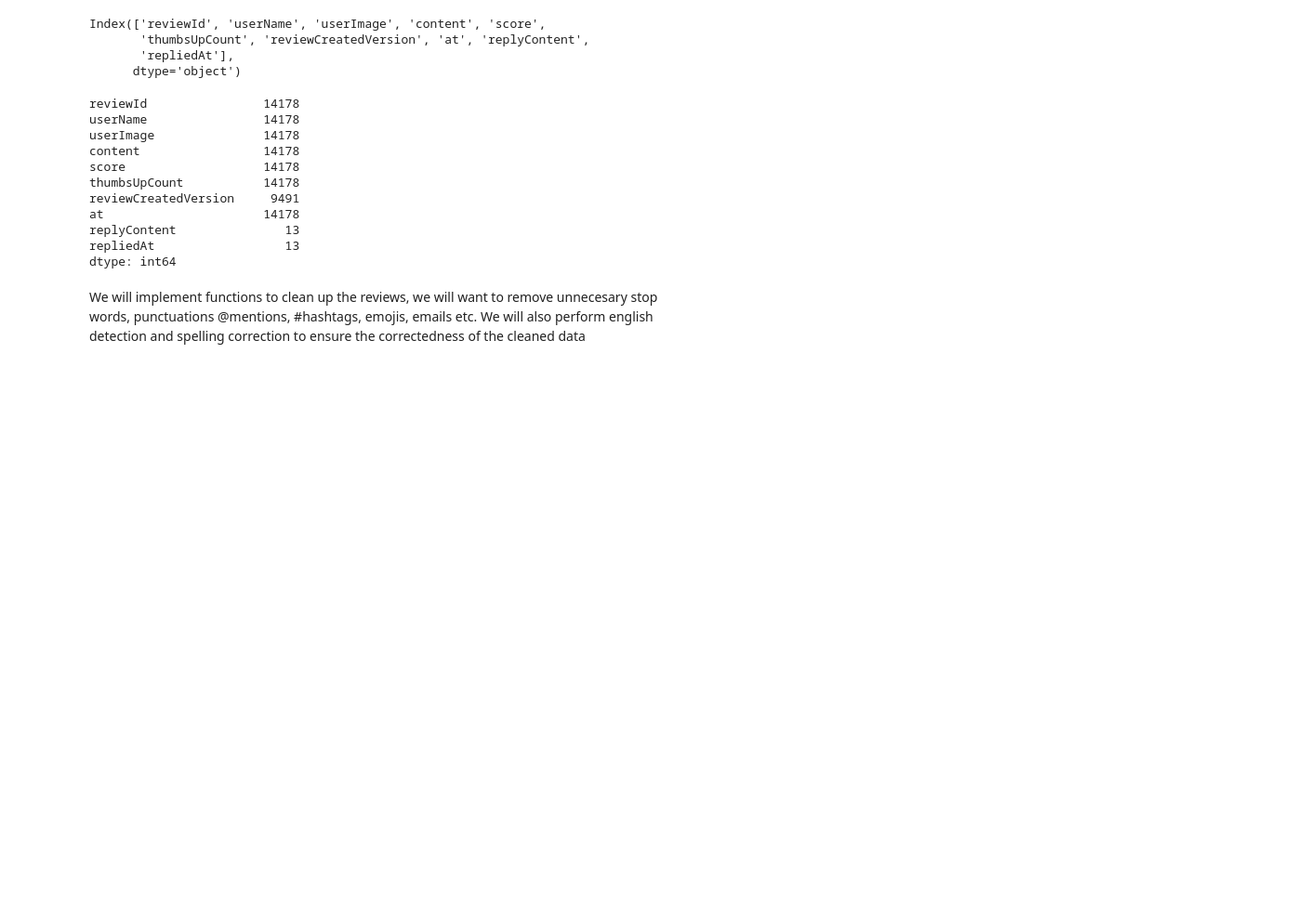
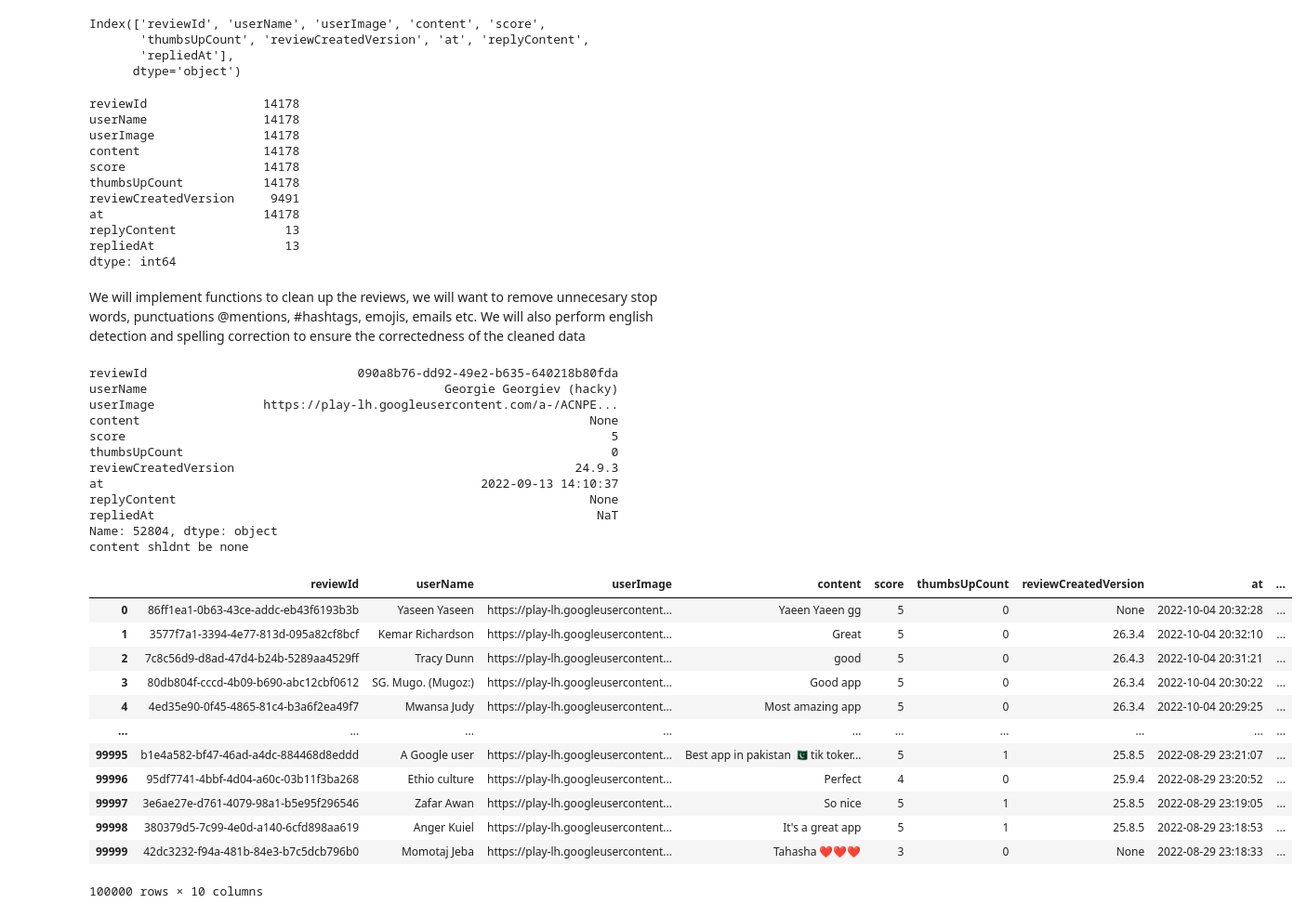
Before and after one commit to mazeltan/CZ4045-Assignment, a Jupyter notebook: scrape_processing.ipynb, the cells around one changed output. Shown at 93% size. Cells and saved outputs as stored; diff of their text form; code cells hidden in the pictures; blank space fills up the shorter version.

```diff
--- a/scrape_processing.ipynb
+++ b/scrape_processing.ipynb
@@ -157,3 +160,38 @@ def clean_data(df: DataFrame):
+# %%
+df = df.loc[(df['content'] != "") & (df['content'] != None)]
+for i,r in df.iterrows():
+    if r['content'] == "":
+        print(r)
+    elif r['content'] == None:
+        print(r)
+        print("content shldnt be none")
+df
+# %% [output]
+reviewId                             090a8b76-dd92-49e2-b635-640218b80fda
+userName                                         Georgie Georgiev (hacky)
+userImage               https://play-lh.googleusercontent.com/a-/ACNPE...
+content                                                              None
+score                                                                   5
+thumbsUpCount                                                           0
+reviewCreatedVersion                                               24.9.3
+at                                                    2022-09-13 14:10:37
+replyContent                                                         None
+repliedAt                                                             NaT
+Name: 52804, dtype: object
+content shldnt be none
+|  | reviewId | userName | userImage | content | score | thumbsUpCount | reviewCreatedVersion | at | ... |
+| 0 | 86ff1ea1-0b63-43ce-addc-eb43f6193b3b | Yaseen Yaseen | https://play-lh.googleusercontent... | Yaeen Yaeen gg | 5 | 0 | None | 2022-10-04 20:32:28 | ... |
+| 1 | 3577f7a1-3394-4e77-813d-095a82cf8bcf | Kemar Richardson | https://play-lh.googleusercontent... | Great | 5 | 0 | 26.3.4 | 2022-10-04 20:32:10 | ... |
+| 2 | 7c8c56d9-d8ad-47d4-b24b-5289aa4529ff | Tracy Dunn | https://play-lh.googleusercontent... | good | 5 | 0 | 26.4.3 | 2022-10-04 20:31:21 | ... |
+| 3 | 80db804f-cccd-4b09-b690-abc12cbf0612 | SG. Mugo. (Mugoz:) | https://play-lh.googleusercontent... | Good app | 5 | 0 | 26.3.4 | 2022-10-04 20:30:22 | ... |
+| 4 | 4ed35e90-0f45-4865-81c4-b3a6f2ea49f7 | Mwansa Judy | https://play-lh.googleusercontent... | Most amazing app | 5 | 0 | 26.3.4 | 2022-10-04 20:29:25 | ... |
+| ... | ... | ... | ... | ... | ... | ... | ... | ... | ... |
+| 99995 | b1e4a582-bf47-46ad-a4dc-884468d8eddd | A Google user | https://play-lh.googleusercontent... | Best app in pakistan 🇵🇰 tik toker... | 5 | 1 | 25.8.5 | 2022-08-29 23:21:07 | ... |
+| 99996 | 95df7741-4bbf-4d04-a60c-03b11f3ba268 | Ethio culture | https://play-lh.googleusercontent... | Perfect | 4 | 0 | 25.9.4 | 2022-08-29 23:20:52 | ... |
+| 99997 | 3e6ae27e-d761-4079-98a1-b5e95f296546 | Zafar Awan | https://play-lh.googleusercontent... | So nice | 5 | 1 | 25.8.5 | 2022-08-29 23:19:05 | ... |
+| 99998 | 380379d5-7c99-4e0d-a140-6cfd898aa619 | Anger Kuiel | https://play-lh.googleusercontent... | It's a great app | 5 | 1 | 25.8.5 | 2022-08-29 23:18:53 | ... |
+| 99999 | 42dc3232-f94a-481b-84e3-b7c5dcb796b0 | Momotaj Jeba | https://play-lh.googleusercontent... | Tahasha ❤️❤️❤️ | 3 | 0 | None | 2022-08-29 23:18:33 | ... |
+100000 rows × 10 columns
 # %%
 clean_data(df)
 # %% [output]
```
Also changed, not shown: parts of 6 cells of this notebook, 9 other files.
